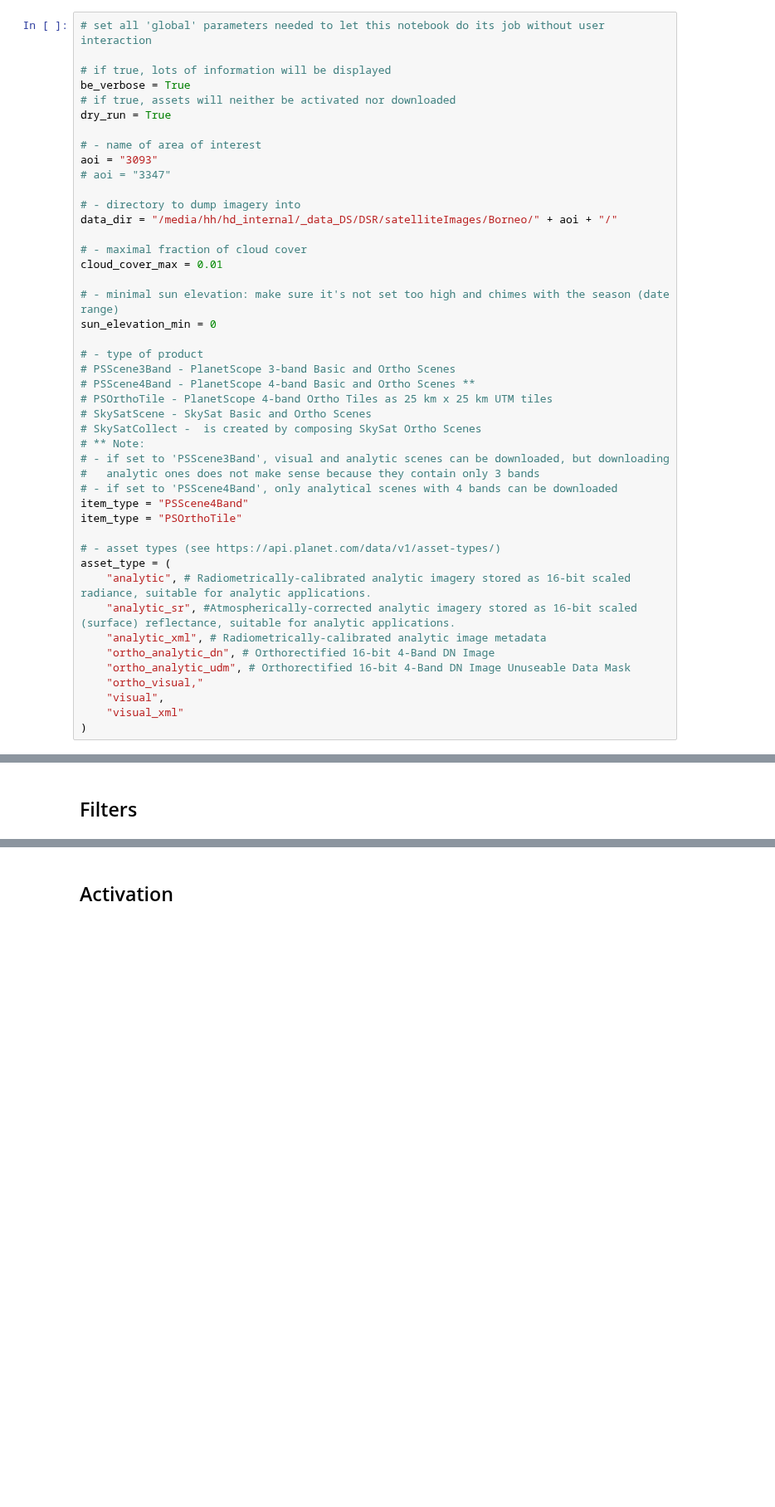
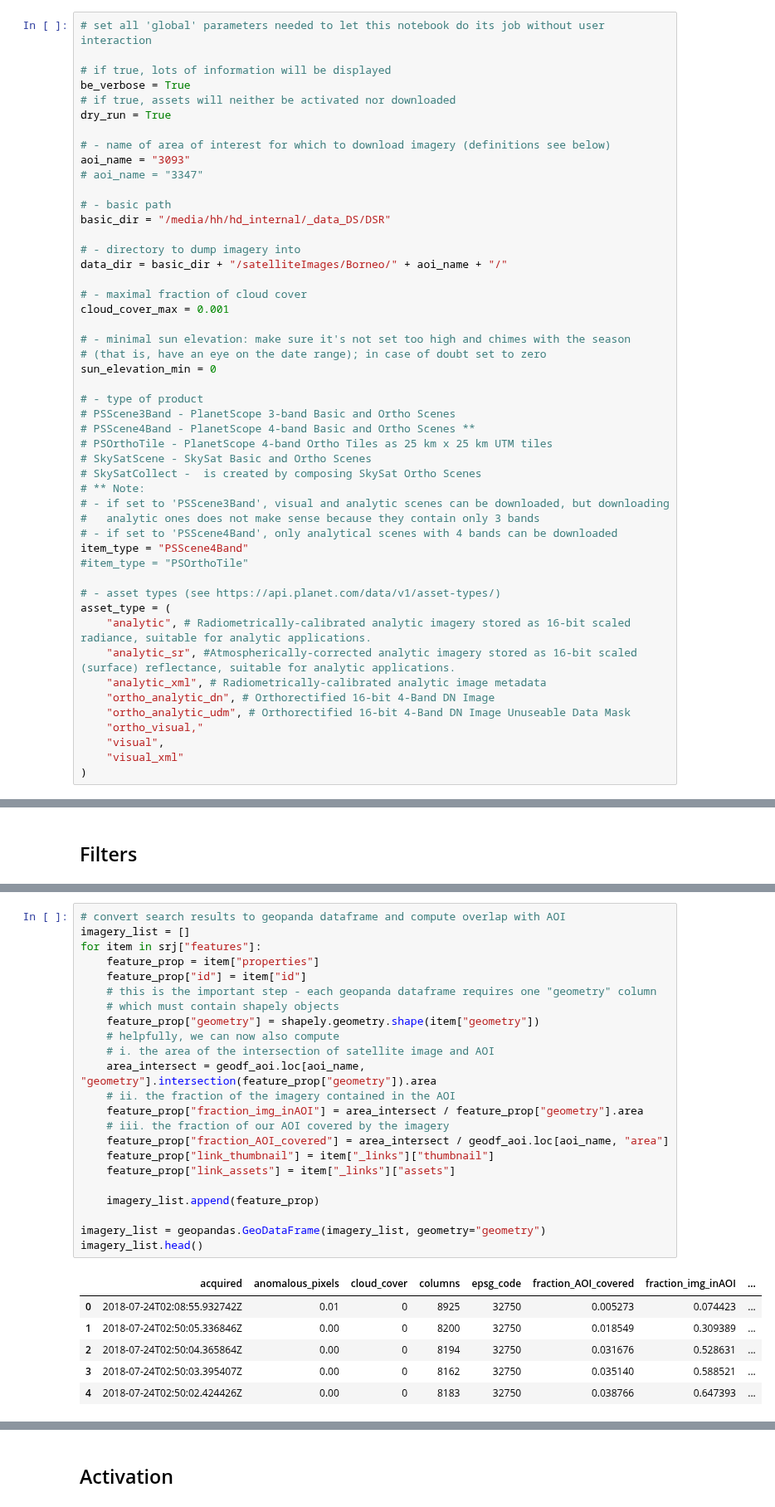
Before and after one commit to BerlinRDT/roaddetection, a Jupyter notebook: notebooks/download_imagery/imagery_SearchFilterDownload_planetcom.ipynb, the cells around one changed output, grey strips where cells are left out. Shown at 83% size. Drawn from its saved outputs; the diff is of its cells as text; blank space fills up the shorter version.

Commit message:
adds new selection features & improves sat. img. download notebook

```diff
--- a/notebooks/download_imagery/imagery_SearchFilterDownload_planetcom.ipynb
+++ b/notebooks/download_imagery/imagery_SearchFilterDownload_planetcom.ipynb
@@ -53,17 +56,21 @@ be_verbose = True
 # if true, assets will neither be activated nor downloaded
 dry_run = True
 
-# - name of area of interest
-aoi = "3093"
-# aoi = "3347"
+# - name of area of interest for which to download imagery (definitions see below)
+aoi_name = "3093"
+# aoi_name = "3347"
+
+# - basic path
+basic_dir = "/media/hh/hd_internal/_data_DS/DSR"
 
 # - directory to dump imagery into
-data_dir = "/media/hh/hd_internal/_data_DS/DSR/satelliteImages/Borneo/" + aoi + "/"
+data_dir = basic_dir + "/satelliteImages/Borneo/" + aoi_name + "/"
 
 # - maximal fraction of cloud cover
-cloud_cover_max = 0.01
+cloud_cover_max = 0.001
 
-# - minimal sun elevation: make sure it's not set too high and chimes with the season (date range)
+# - minimal sun elevation: make sure it's not set too high and chimes with the season
+# (that is, have an eye on the date range); in case of doubt set to zero
 sun_elevation_min = 0
 
 # - type of product
@@ -77,7 +84,7 @@ sun_elevation_min = 0
 #   analytic ones does not make sense because they contain only 3 bands
 # - if set to 'PSScene4Band', only analytical scenes with 4 bands can be downloaded
 item_type = "PSScene4Band"
-item_type = "PSOrthoTile"
+#item_type = "PSOrthoTile"
 
 # - asset types (see https://api.planet.com/data/v1/asset-types/)
 asset_type = (
@@ -274,0 +297,30 @@ found 130 items
+# %%
+# convert search results to geopanda dataframe and compute overlap with AOI
+imagery_list = []
+for item in srj["features"]:
+    feature_prop = item["properties"]
+    feature_prop["id"] = item["id"]
+    # this is the important step - each geopanda dataframe requires one "geometry" column
+    # which must contain shapely objects
+    feature_prop["geometry"] = shapely.geometry.shape(item["geometry"])
+    # helpfully, we can now also compute
+    # i. the area of the intersection of satellite image and AOI
+    area_intersect = geodf_aoi.loc[aoi_name, "geometry"].intersection(feature_prop["geometry"]).area
+    # ii. the fraction of the imagery contained in the AOI
+    feature_prop["fraction_img_inAOI"] = area_intersect / feature_prop["geometry"].area
+    # iii. the fraction of our AOI covered by the imagery
+    feature_prop["fraction_AOI_covered"] = area_intersect / geodf_aoi.loc[aoi_name, "area"]
+    feature_prop["link_thumbnail"] = item["_links"]["thumbnail"]
+    feature_prop["link_assets"] = item["_links"]["assets"]
+
+    imagery_list.append(feature_prop)
+
+imagery_list = geopandas.GeoDataFrame(imagery_list, geometry="geometry")
+imagery_list.head()
+# %% [output]
+|  | acquired | anomalous_pixels | cloud_cover | columns | epsg_code | fraction_AOI_covered | fraction_img_inAOI | ... |
+| 0 | 2018-07-24T02:08:55.932742Z | 0.01 | 0 | 8925 | 32750 | 0.005273 | 0.074423 | ... |
+| 1 | 2018-07-24T02:50:05.336846Z | 0.00 | 0 | 8200 | 32750 | 0.018549 | 0.309389 | ... |
+| 2 | 2018-07-24T02:50:04.365864Z | 0.00 | 0 | 8194 | 32750 | 0.031676 | 0.528631 | ... |
+| 3 | 2018-07-24T02:50:03.395407Z | 0.00 | 0 | 8162 | 32750 | 0.035140 | 0.588521 | ... |
+| 4 | 2018-07-24T02:50:02.424426Z | 0.00 | 0 | 8183 | 32750 | 0.038766 | 0.647393 | ... |
```
Also changed, not shown: parts of 19 cells of this notebook.
